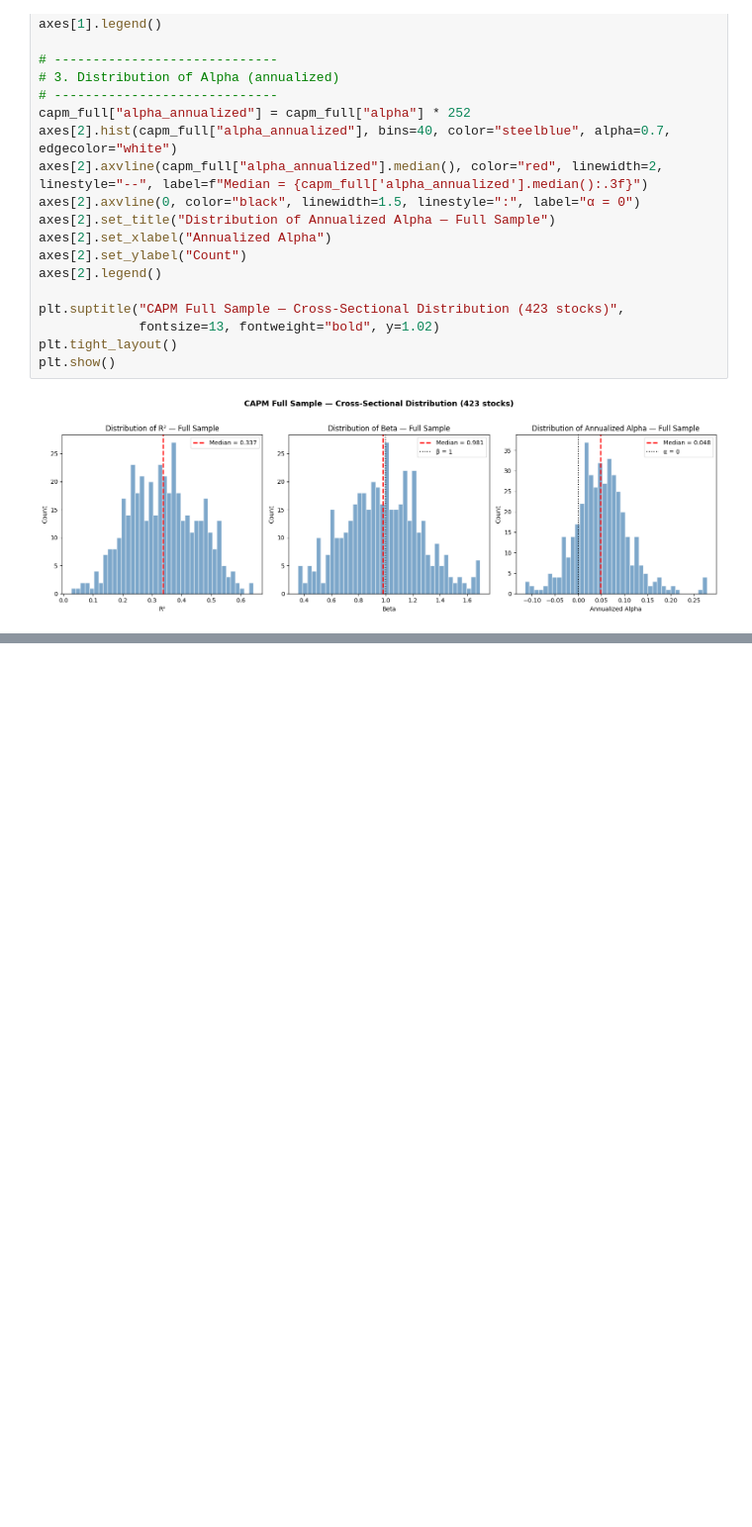
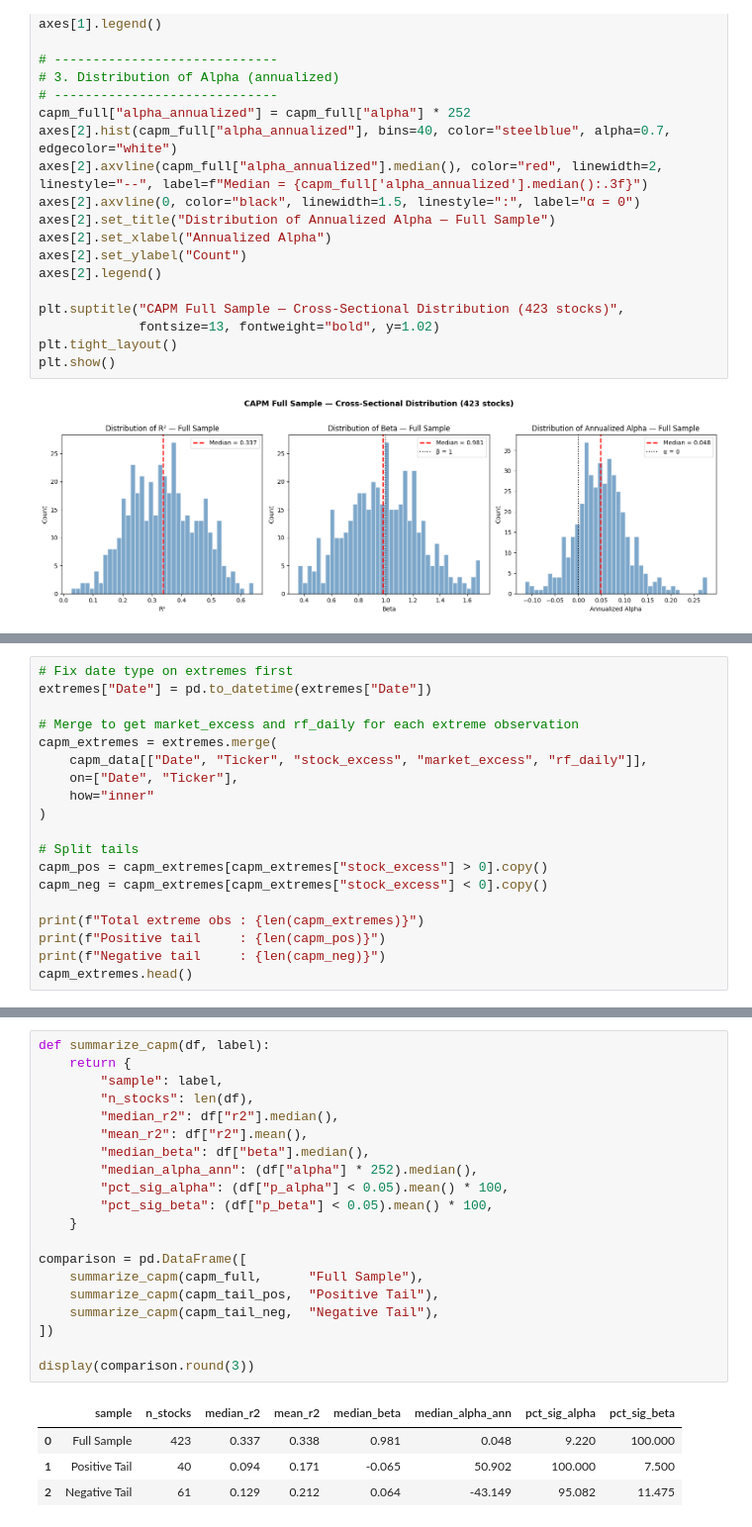
Before and after one commit to PierreNiberon/CFDS-Project, a Jupyter notebook: 10_capm.ipynb, the cells around one changed output, grey strips where cells are left out. Shown at 99% size. Saved outputs shown, nothing was run; the diff lists cells and outputs as text; blank space fills up the shorter version.

Commit message:
Finished CAPM analysis

```diff
--- a/10_capm.ipynb
+++ b/10_capm.ipynb
@@ -382,0 +385,19 @@ plt.show()
+# %%
+# Fix date type on extremes first
+extremes["Date"] = pd.to_datetime(extremes["Date"])
+
+# Merge to get market_excess and rf_daily for each extreme observation
+capm_extremes = extremes.merge(
+    capm_data[["Date", "Ticker", "stock_excess", "market_excess", "rf_daily"]],
+    on=["Date", "Ticker"],
+    how="inner"
+)
+
+# Split tails
+capm_pos = capm_extremes[capm_extremes["stock_excess"] > 0].copy()
+capm_neg = capm_extremes[capm_extremes["stock_excess"] < 0].copy()
+
+print(f"Total extreme obs : {len(capm_extremes)}")
+print(f"Positive tail     : {len(capm_pos)}")
+print(f"Negative tail     : {len(capm_neg)}")
+capm_extremes.head()
@@ -382,0 +553,25 @@ plt.show()
+# %%
+def summarize_capm(df, label):
+    return {
+        "sample": label,
+        "n_stocks": len(df),
+        "median_r2": df["r2"].median(),
+        "mean_r2": df["r2"].mean(),
+        "median_beta": df["beta"].median(),
+        "median_alpha_ann": (df["alpha"] * 252).median(),
+        "pct_sig_alpha": (df["p_alpha"] < 0.05).mean() * 100,
+        "pct_sig_beta": (df["p_beta"] < 0.05).mean() * 100,
+    }
+
+comparison = pd.DataFrame([
+    summarize_capm(capm_full,      "Full Sample"),
+    summarize_capm(capm_tail_pos,  "Positive Tail"),
+    summarize_capm(capm_tail_neg,  "Negative Tail"),
+])
+
+display(comparison.round(3))
+# %% [output]
+|  | sample | n_stocks | median_r2 | mean_r2 | median_beta | median_alpha_ann | pct_sig_alpha | pct_sig_beta |
+| 0 | Full Sample | 423 | 0.337 | 0.338 | 0.981 | 0.048 | 9.220 | 100.000 |
+| 1 | Positive Tail | 40 | 0.094 | 0.171 | -0.065 | 50.902 | 100.000 | 7.500 |
+| 2 | Negative Tail | 61 | 0.129 | 0.212 | 0.064 | -43.149 | 95.082 | 11.475 |
```
Also changed, not shown: parts of 8 cells of this notebook.
